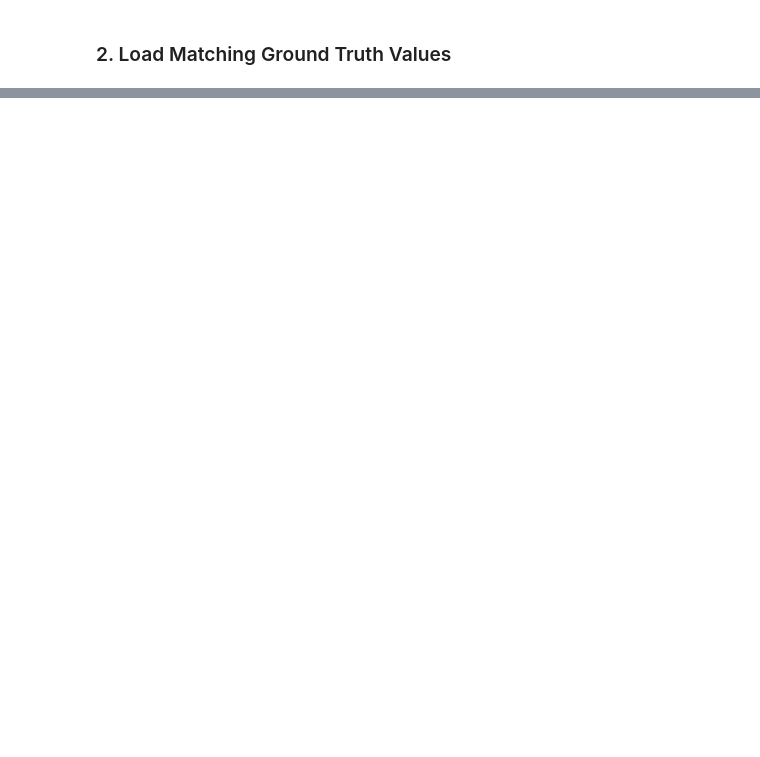
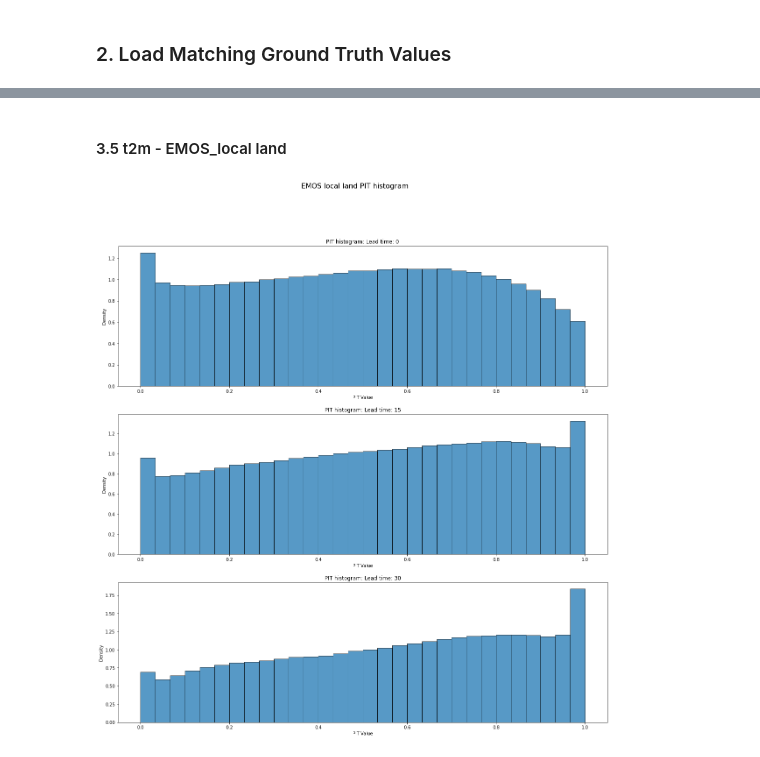
Before and after one commit to cleveryangcong/Bachelor_Thesis, a Jupyter notebook: notebooks/exploratory/2.6-dc-PIT_histograms.ipynb, the cells around one changed output, grey strips where cells are left out. Saved outputs shown, nothing was run; the diff lists cells and outputs as text; code cells hidden in the pictures; blank space fills up the shorter version.

```diff
--- a/notebooks/exploratory/2.6-dc-PIT_histograms.ipynb
+++ b/notebooks/exploratory/2.6-dc-PIT_histograms.ipynb
@@ -151 +273,13 @@ plot_pit_histogram_all(EMOS_local_t2m_preds, t2m_ground_truth, num_bins=30)
 [interactive output not drawn]
+# %% [markdown]
+#### 3.5 t2m - EMOS_local land
+# %%
+plot_pit_histogram_land_sea(
+    EMOS_local_t2m_preds,
+    t2m_ground_truth,
+    1,
+    num_bins=30,
+    title="EMOS local land PIT histogram",
+)
+# %% [output]
+[figure, added]
```
Also changed, not shown: parts of 44 cells of this notebook.
